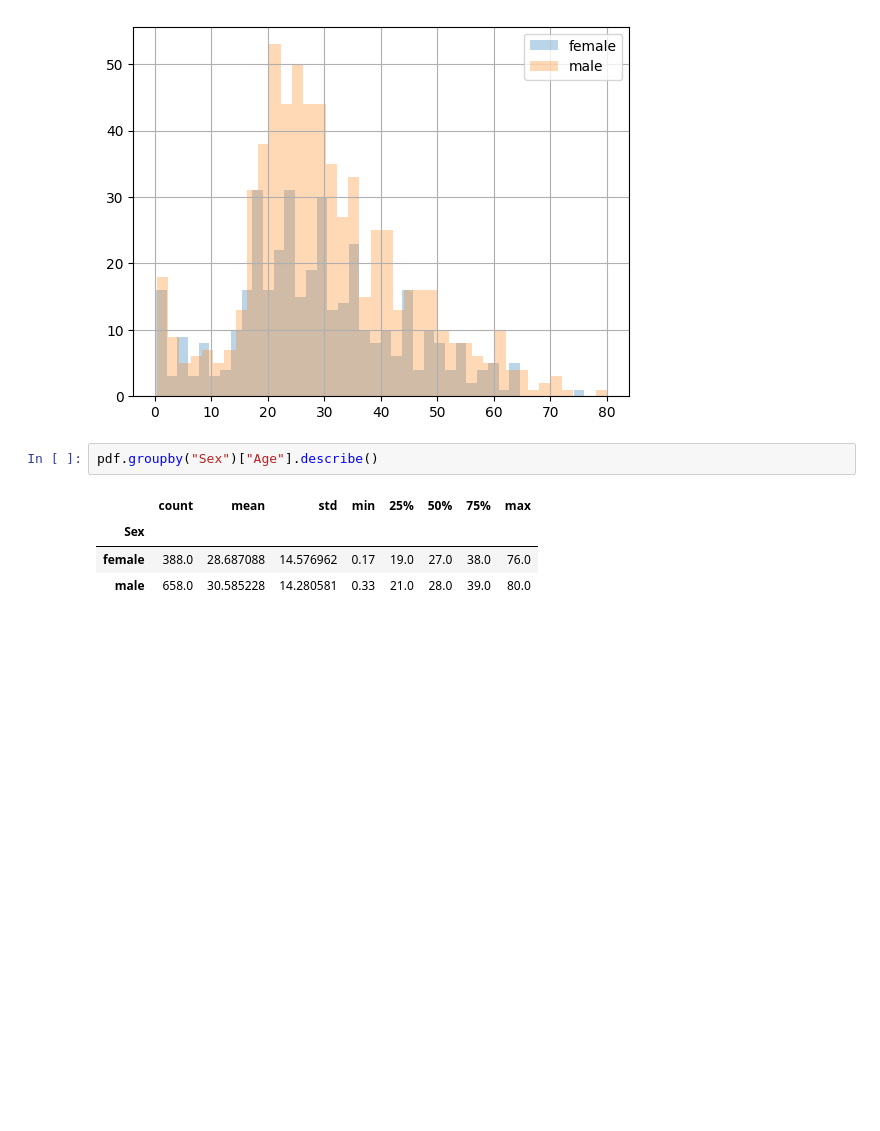
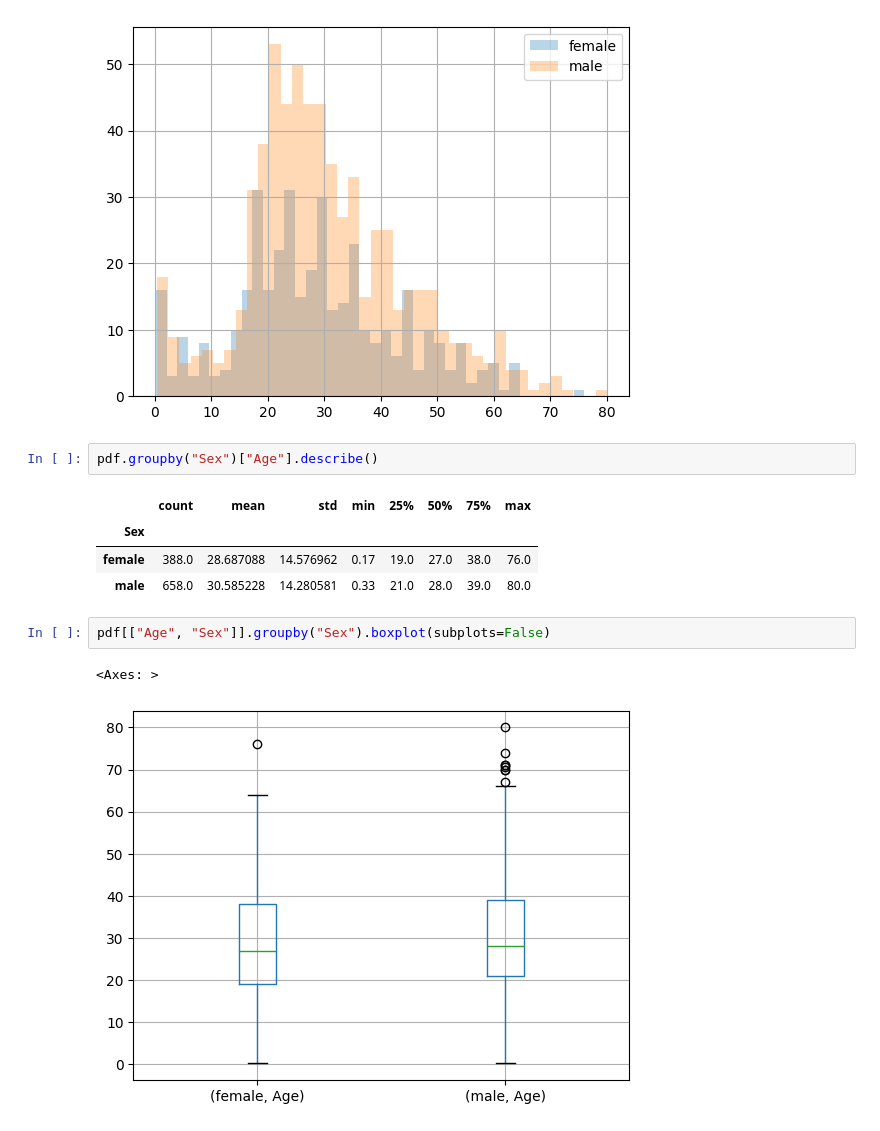
Before and after one commit to JimmySunDance/learntech-exploratory-data-analysis, a Jupyter notebook: example.ipynb, the cells around one changed output. Cells and saved outputs as stored; diff of their text form; blank space fills up the shorter version.

```diff
--- a/example.ipynb
+++ b/example.ipynb
@@ -211,3 +171,8 @@ pdf.groupby("Sex")["Age"].describe()
 | Sex |  |  |  |  |  |  |  |  |
 | female | 388.0 | 28.687088 | 14.576962 | 0.17 | 19.0 | 27.0 | 38.0 | 76.0 |
 | male | 658.0 | 30.585228 | 14.280581 | 0.33 | 21.0 | 28.0 | 39.0 | 80.0 |
+# %%
+pdf[["Age", "Sex"]].groupby("Sex").boxplot(subplots=False)
+# %% [output]
+<Axes: >
+[figure, added]
```
Also changed, not shown: parts of 30 cells of this notebook.
